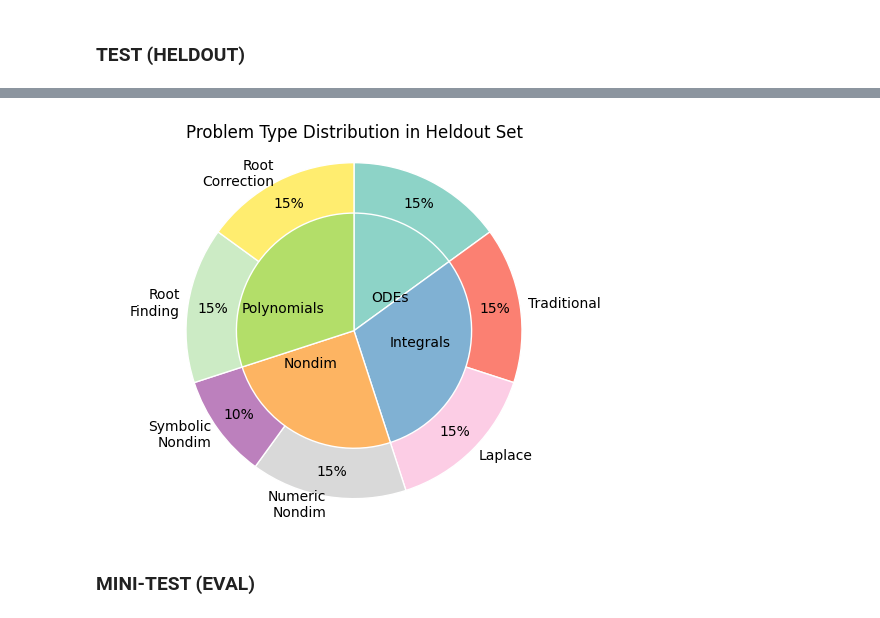
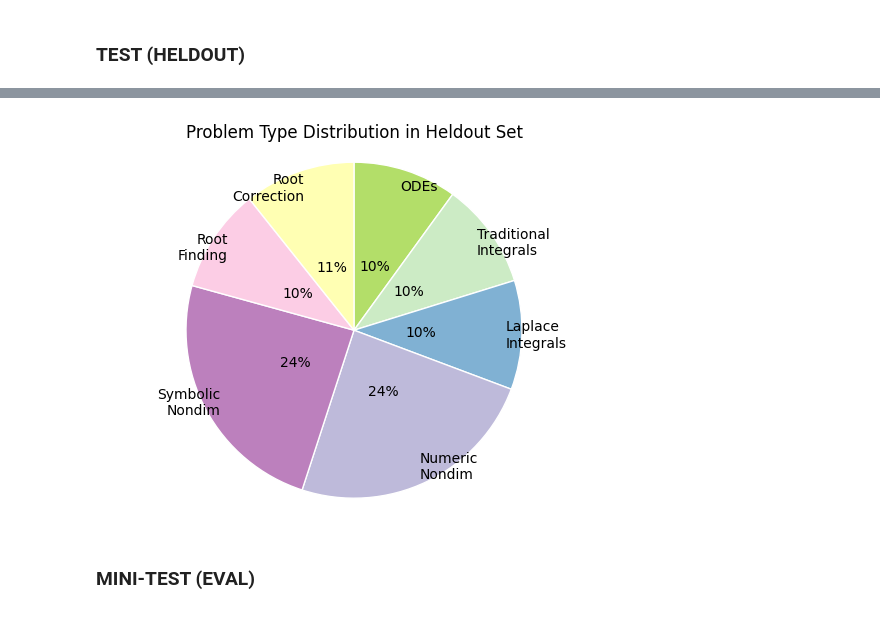
Before and after one commit to sarahmart/HARDMath, a Jupyter notebook: assets/dataset_split.ipynb, the cells around one changed output, grey strips where cells are left out. Cells and saved outputs as stored; diff of their text form; code cells hidden in the pictures.

Commit message:
Updating distribution plot assets

```diff
--- a/assets/dataset_split.ipynb
+++ b/assets/dataset_split.ipynb
@@ -44,42 +44,43 @@ sizes = counts.values
 # %%
 fig, ax = plt.subplots()
 
 # type_colors = cm((np.arange(4)*4)+1)
 # subtype_colors = cm(np.array([2,6,7,10,11,14,15]))
 
-type_colors = cm3(np.array([0,4,5,6]))
-subtype_colors = cm3(np.array([0,3,7,8,9,10,11]))
+type_colors = cm3(np.array([6,0,7,5]))
+subtype_colors = cm3(np.array([6,10,4,2,9,7,1])) # 8->2, 3->7
 
-ax.pie([ode_counts.sum(), int_counts.sum(), nondim_counts.sum(), poly_counts.sum()],
-       labels=['ODEs', 'Integrals', 'Nondim', 'Polynomials'],
-       colors=type_colors,
-       #autopct='%1f%%',
-       startangle=90,
-       counterclock=False,
-       wedgeprops=dict(edgecolor='w'),
-       labeldistance=0.22,
-       #pctdistance=0.52,
-       rotatelabels=False)
+# ax.pie([ode_counts.sum(), int_counts.sum(), nondim_counts.sum(), poly_counts.sum()],
+#        labels=['ODEs', 'Integrals', 'Nondim', 'Polynomials'],
+#        colors=type_colors,
+#        #autopct='%1f%%',
+#        startangle=90,
+#        counterclock=False,
+#        #wedgeprops=dict(edgecolor='w'),
+#        labeldistance=0.22,
+#        #pctdistance=0.52,
+#        rotatelabels=False)
 
 # outer circle -> subtypes
 ax.pie(sizes,
-       labels=['', 'Traditional', 'Laplace', 'Numeric\nNondim', 'Symbolic\nNondim', 'Root\nFinding', 'Root\nCorrection'],
+       labels=['ODEs', 'Traditional\nIntegrals', 'Laplace\nIntegrals', 'Numeric\nNondim', 'Symbolic\nNondim', 'Root\nFinding', 'Root\nCorrection'],
        radius=1,
        colors=subtype_colors,
        autopct='%1.0f%%',
        startangle=90,
        counterclock=False,
-       wedgeprops=dict(width=0.3, edgecolor='w'),
-       labeldistance=1.05,
-       pctdistance=0.85,
+       #wedgeprops=dict(width=0.3), #edgecolor='w'),
+       wedgeprops=dict(edgecolor='w'),
+       labeldistance=0.9,
+       pctdistance=0.4,
        rotatelabels=False)
 
 plt.title('Problem Type Distribution in Heldout Set')
 ax.axis('equal')
 plt.savefig('heldout_dist.png')
 plt.show()
 # %% [output]
-[figure, old version]
+[figure, new version]
 # %% [markdown]
 ### MINI-TEST (EVAL)
 # %%
```
Also changed, not shown: parts of 2 cells of this notebook, 2 other files.
